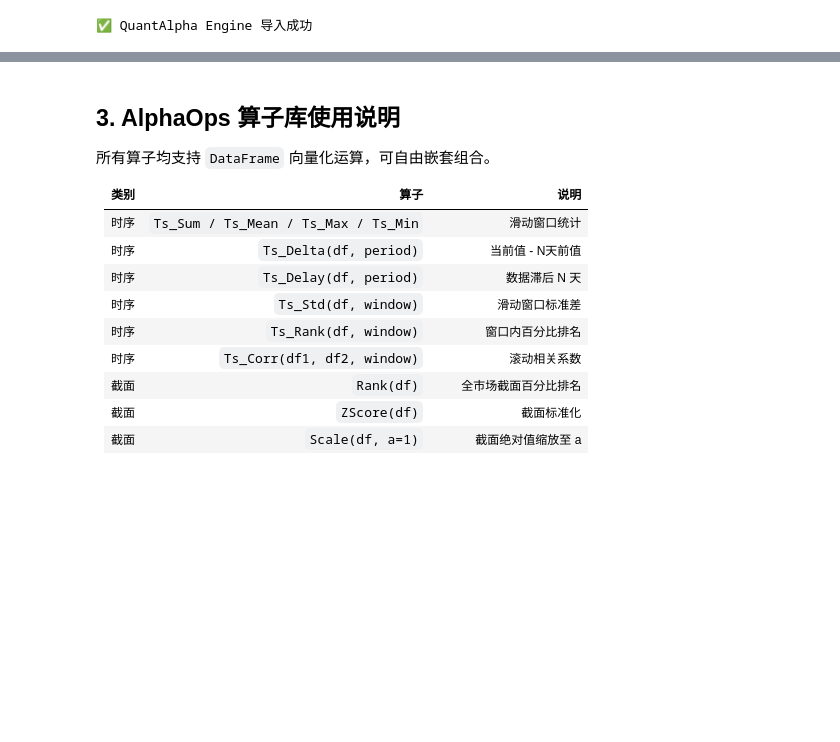
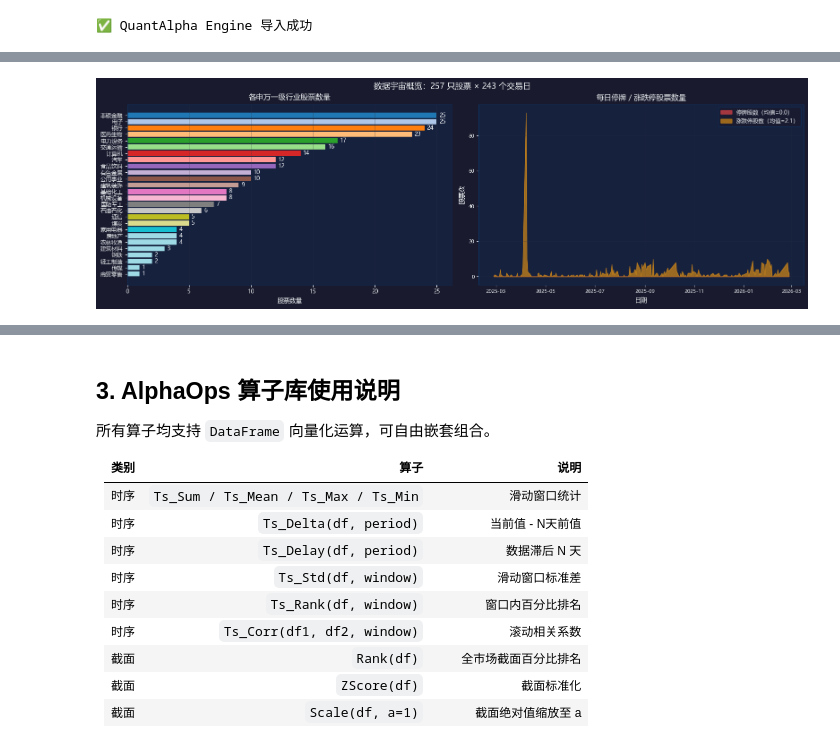
Before and after one commit to muterC/StockFrame, a Jupyter notebook: QuantAlpha_Demo.ipynb, the cells around one changed output, grey strips where cells are left out. Drawn from its saved outputs; the diff is of its cells as text; code cells hidden in the pictures; blank space fills up the shorter version.

```diff
--- a/QuantAlpha_Demo.ipynb
+++ b/QuantAlpha_Demo.ipynb
@@ -115,0 +171,91 @@ is_limit.head()
+# %%
+# ── 数据质量统计报告 ─────────────────────────────────────────
+print('=' * 60)
+print('  数据质量统计报告')
+print('=' * 60)
+
+T, N = close.shape
+susp_pct  = is_susp.values.mean() * 100
+limit_pct = is_limit.values.mean() * 100
+nan_pct   = close.isnull().values.mean() * 100
+
+print(f'\n【基本信息】')
+print(f'  股票数量     : {N} 只')
+print(f'  交易日数量   : {T} 个交易日')
+print(f'  日期范围     : {close.index[0].date()} ~ {close.index[-1].date()}')
+print(f'  复权方式     : {ADJ_TYPE}（后复权）')
+
+print(f'\n【数据质量】')
+print(f'  close NaN 比例  : {nan_pct:.4f}%   ✅' if nan_pct == 0 else f'  close NaN 比例  : {nan_pct:.4f}%')
+print(f'  停牌比例        : {susp_pct:.2f}%')
+print(f'  涨跌停比例      : {limit_pct:.2f}%')
+
+# 各股票数据完整性检查
+stock_nan = close.isnull().sum(axis=0)
+print(f'\n【各股完整性】')
+print(f'  close 全无缺失  : {(stock_nan == 0).sum()} / {N} 只')
+if (stock_nan > 0).any():
+    print(f'  有缺失的股票:')
+    print(stock_nan[stock_nan > 0].sort_values(ascending=False).head(10))
+
+# ── 行业分布统计 ──────────────────────────────────────────────
+print(f'\n【申万一级行业分布】')
+ind_count = industry.value_counts().sort_values(ascending=False)
+print(f'  行业数量     : {ind_count.shape[0]} 个')
+print(f'  行业分布：')
+for ind_name, cnt in ind_count.items():
+    bar = '█' * cnt
+    print(f'  {ind_name:<10} {cnt:>3} 只  {bar}')
+
+# ── 价格统计 ──────────────────────────────────────────────────
+print(f'\n【价格统计（最后交易日收盘价）】')
+last_close = close.iloc[-1].dropna()
+print(f'  均值   : {last_close.mean():.2f}')
+print(f'  中位数 : {last_close.median():.2f}')
+print(f'  最小值 : {last_close.min():.2f}  ({last_close.idxmin()})')
+print(f'  最大值 : {last_close.max():.2f}  ({last_close.idxmax()})')
+
+print(f'\n{"=" * 60}')
+
+# ── 行业分布柱状图 ────────────────────────────────────────────
+fig, axes = plt.subplots(1, 2, figsize=(16, 5), facecolor='#1A1A2E')
+
+# 子图1：行业股票数量
+ax1 = axes[0]
+ax1.set_facecolor('#16213E')
+colors = plt.cm.tab20(range(len(ind_count)))
+bars = ax1.barh(ind_count.index[::-1], ind_count.values[::-1], color=colors[::-1])
+ax1.set_title('各申万一级行业股票数量', color='#ECF0F1', fontsize=12, pad=8)
+ax1.set_xlabel('股票数量', color='#ECF0F1', fontsize=10)
+ax1.tick_params(colors='#ECF0F1', labelsize=9)
+for spine in ax1.spines.values():
+    spine.set_color('#0F3460')
+# 添加数值标签
+for bar, val in zip(bars, ind_count.values[::-1]):
+    ax1.text(bar.get_width() + 0.2, bar.get_y() + bar.get_height()/2,
+             str(val), va='center', ha='left', color='#ECF0F1', fontsize=9)
+ax1.grid(True, color='#2F3640', alpha=0.4, axis='x', linewidth=0.5)
+
+# 子图2：停牌/涨跌停时序统计
+ax2 = axes[1]
+ax2.set_facecolor('#16213E')
+daily_susp  = is_susp.sum(axis=1)
+daily_limit = is_limit.sum(axis=1)
+ax2.fill_between(daily_susp.index, daily_susp.values, alpha=0.6,
+                 color='#FF4B4B', label=f'停牌股数（均值={daily_susp.mean():.1f}）')
+ax2.fill_between(daily_limit.index, daily_limit.values, alpha=0.6,
+                 color='#F39C12', label=f'涨跌停股数（均值={daily_limit.mean():.1f}）')
+ax2.set_title('每日停牌 / 涨跌停股票数量', color='#ECF0F1', fontsize=12, pad=8)
+ax2.set_xlabel('日期', color='#ECF0F1', fontsize=10)
+ax2.set_ylabel('股票数', color='#ECF0F1', fontsize=10)
+ax2.tick_params(colors='#ECF0F1', labelsize=8)
+for spine in ax2.spines.values():
+    spine.set_color('#0F3460')
+ax2.legend(fontsize=9, facecolor='#1A1A2E', edgecolor='#0F3460', labelcolor='#ECF0F1')
+ax2.grid(True, color='#2F3640', alpha=0.4, linewidth=0.5)
+
+plt.tight_layout()
+plt.suptitle(f'数据宇宙概览：{N} 只股票 × {T} 个交易日',
+             color='#ECF0F1', fontsize=13, y=1.02)
+plt.show()
+# %% [output]
@@ -115,0 +279 @@ is_limit.head()
+[figure, added]
```
Also changed, not shown: parts of 21 cells of this notebook, 1 other file.
